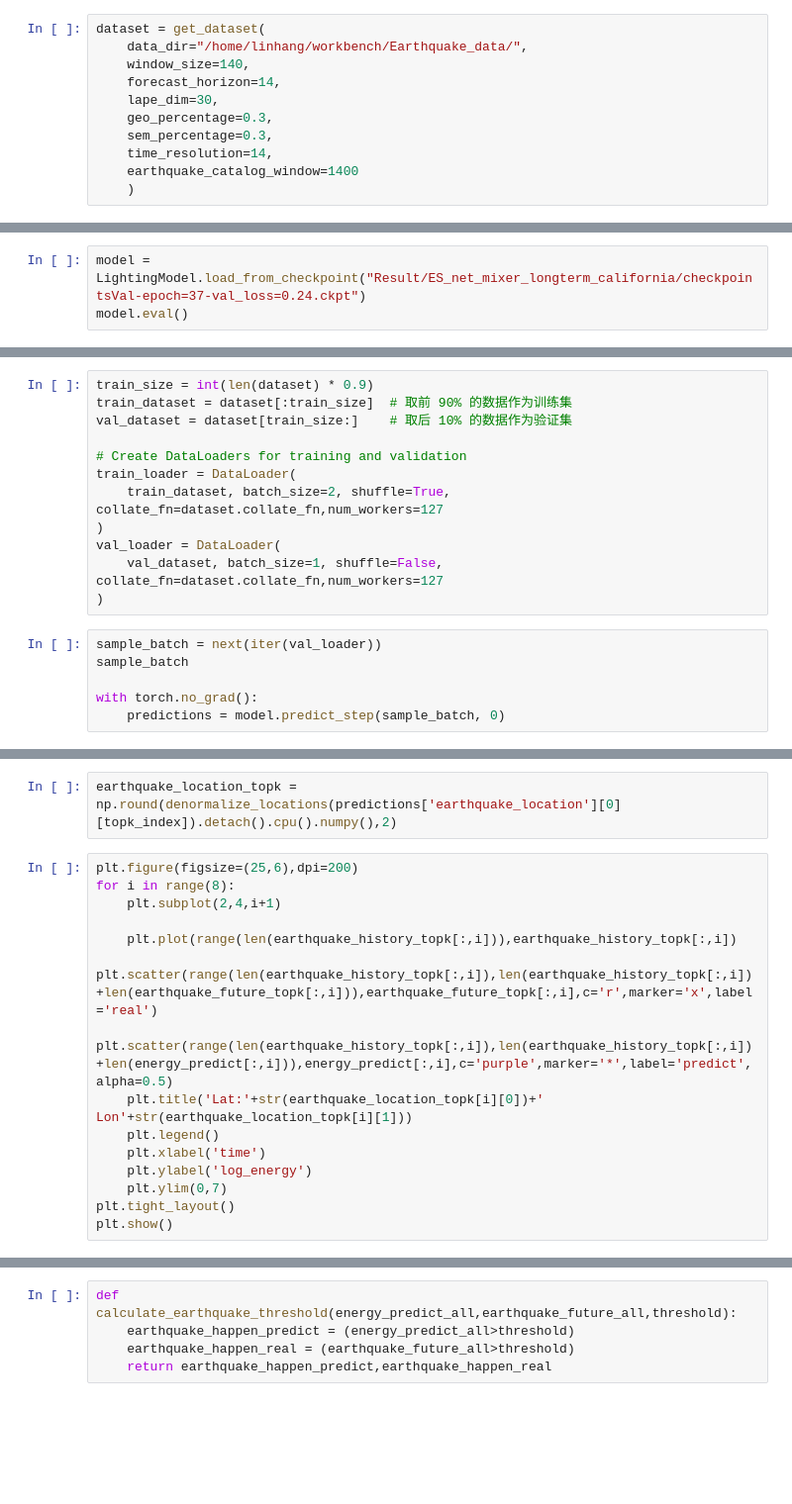
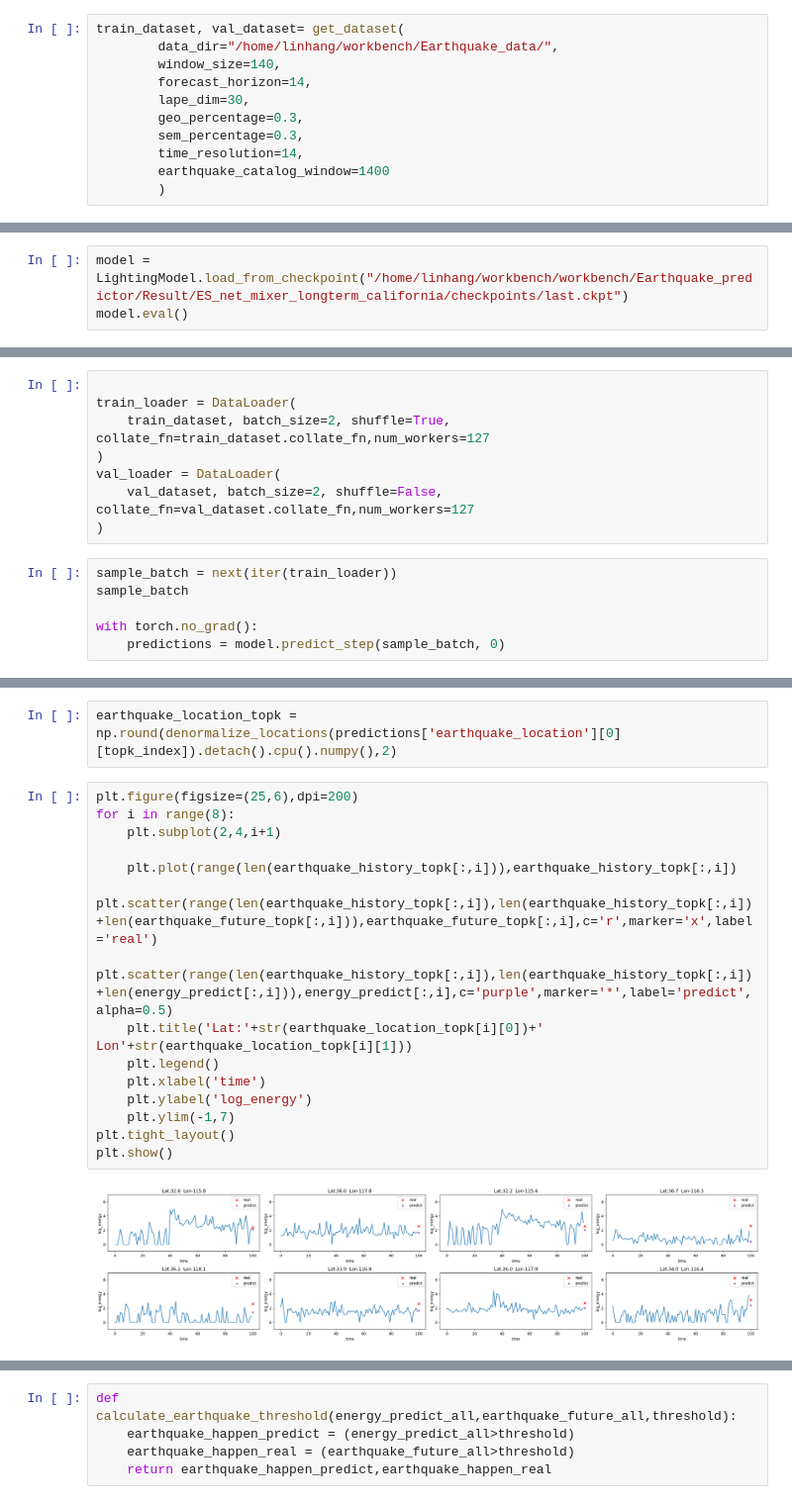
Before and after one commit to lhhhappy/Earthquake_predictor, a Jupyter notebook: inference.ipynb, the cells around one changed output, grey strips where cells are left out. Shown at 99% size. Drawn from its saved outputs; the diff is of its cells as text; blank space fills up the shorter version.

```diff
--- a/inference.ipynb
+++ b/inference.ipynb
@@ -12,16 +12,16 @@ import seaborn as sns
 from sklearn.metrics import confusion_matrix
 import json
 # %%
-dataset = get_dataset(
-    data_dir="/home/linhang/workbench/Earthquake_data/",
-    window_size=140,
-    forecast_horizon=14,
-    lape_dim=30,
-    geo_percentage=0.3,
-    sem_percentage=0.3,
-    time_resolution=14,
-    earthquake_catalog_window=1400
-    )
+train_dataset, val_dataset= get_dataset(
+        data_dir="/home/linhang/workbench/Earthquake_data/",
+        window_size=140,
+        forecast_horizon=14,
+        lape_dim=30,
+        geo_percentage=0.3,
+        sem_percentage=0.3,
+        time_resolution=14,
+        earthquake_catalog_window=1400
+        )
 # %%
 def find_activate_area(earthquake_history,earthquake_future,energy_predict,topk):
     energy_catalog_sum = earthquake_future.sum(axis = 1).cpu().numpy()
@@ -31,5 +31,5 @@ def find_activate_area(earthquake_history,earthquake_future,energy_predict,topk)
     energy_predict_topk = energy_predict[topk_index].permute(1,0).cpu().numpy()
     return earthquake_history_topk,earthquake_future_topk,energy_predict_topk,topk_index
 # %%
-model = LightingModel.load_from_checkpoint("Result/ES_net_mixer_longterm_california/checkpointsVal-epoch=37-val_loss=0.24.ckpt")
+model = LightingModel.load_from_checkpoint("/home/linhang/workbench/workbench/Earthquake_predictor/Result/ES_net_mixer_longterm_california/checkpoints/last.ckpt")
 model.eval()
@@ -36,17 +54,13 @@ model.eval()
 # %%
-train_size = int(len(dataset) * 0.9)
-train_dataset = dataset[:train_size]  # 取前 90% 的数据作为训练集
-val_dataset = dataset[train_size:]    # 取后 10% 的数据作为验证集
 
-# Create DataLoaders for training and validation
 train_loader = DataLoader(
-    train_dataset, batch_size=2, shuffle=True, collate_fn=dataset.collate_fn,num_workers=127
+    train_dataset, batch_size=2, shuffle=True, collate_fn=train_dataset.collate_fn,num_workers=127
 )
 val_loader = DataLoader(
-    val_dataset, batch_size=1, shuffle=False, collate_fn=dataset.collate_fn,num_workers=127
+    val_dataset, batch_size=2, shuffle=False, collate_fn=val_dataset.collate_fn,num_workers=127
 )
 # %%
-sample_batch = next(iter(val_loader))
+sample_batch = next(iter(train_loader))
 sample_batch
 
 with torch.no_grad():
@@ -58,18 +72,20 @@ earthquake_location_topk = np.round(denormalize_locations(predictions['earthquak
 # %%
 plt.figure(figsize=(25,6),dpi=200)
 for i in range(8):
     plt.subplot(2,4,i+1)
 
     plt.plot(range(len(earthquake_history_topk[:,i])),earthquake_history_topk[:,i])
     plt.scatter(range(len(earthquake_history_topk[:,i]),len(earthquake_history_topk[:,i])+len(earthquake_future_topk[:,i])),earthquake_future_topk[:,i],c='r',marker='x',label='real')
     plt.scatter(range(len(earthquake_history_topk[:,i]),len(earthquake_history_topk[:,i])+len(energy_predict[:,i])),energy_predict[:,i],c='purple',marker='*',label='predict',alpha=0.5)
     plt.title('Lat:'+str(earthquake_location_topk[i][0])+'  Lon'+str(earthquake_location_topk[i][1]))
     plt.legend()
     plt.xlabel('time')
     plt.ylabel('log_energy')
-    plt.ylim(0,7)
+    plt.ylim(-1,7)
 plt.tight_layout()
 plt.show()
+# %% [output]
+[figure, added]
 # %%
 energy_predict_all = []
 earthquake_future_all = []
```
Also changed, not shown: parts of 8 cells of this notebook, 10 other files.
